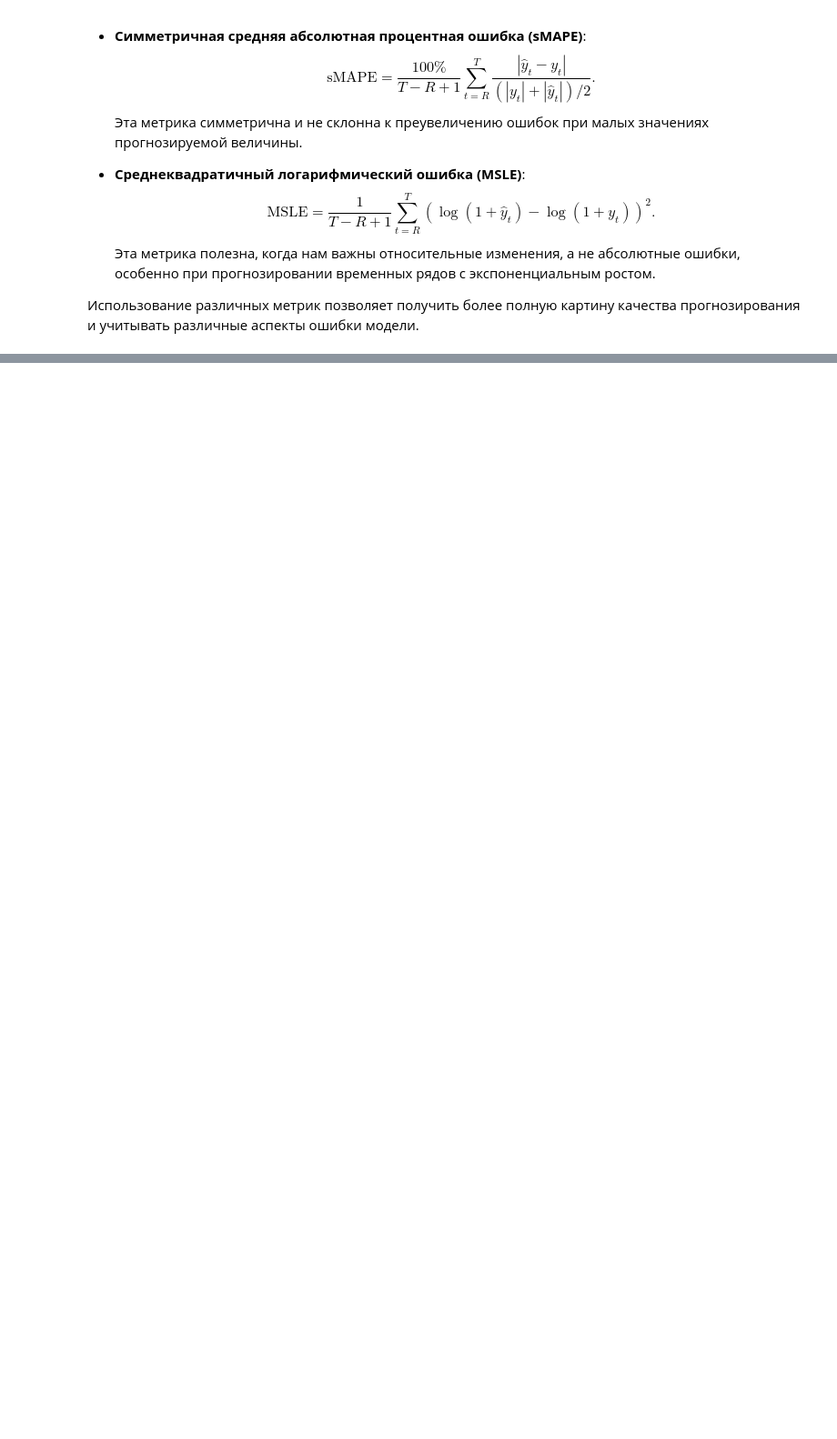
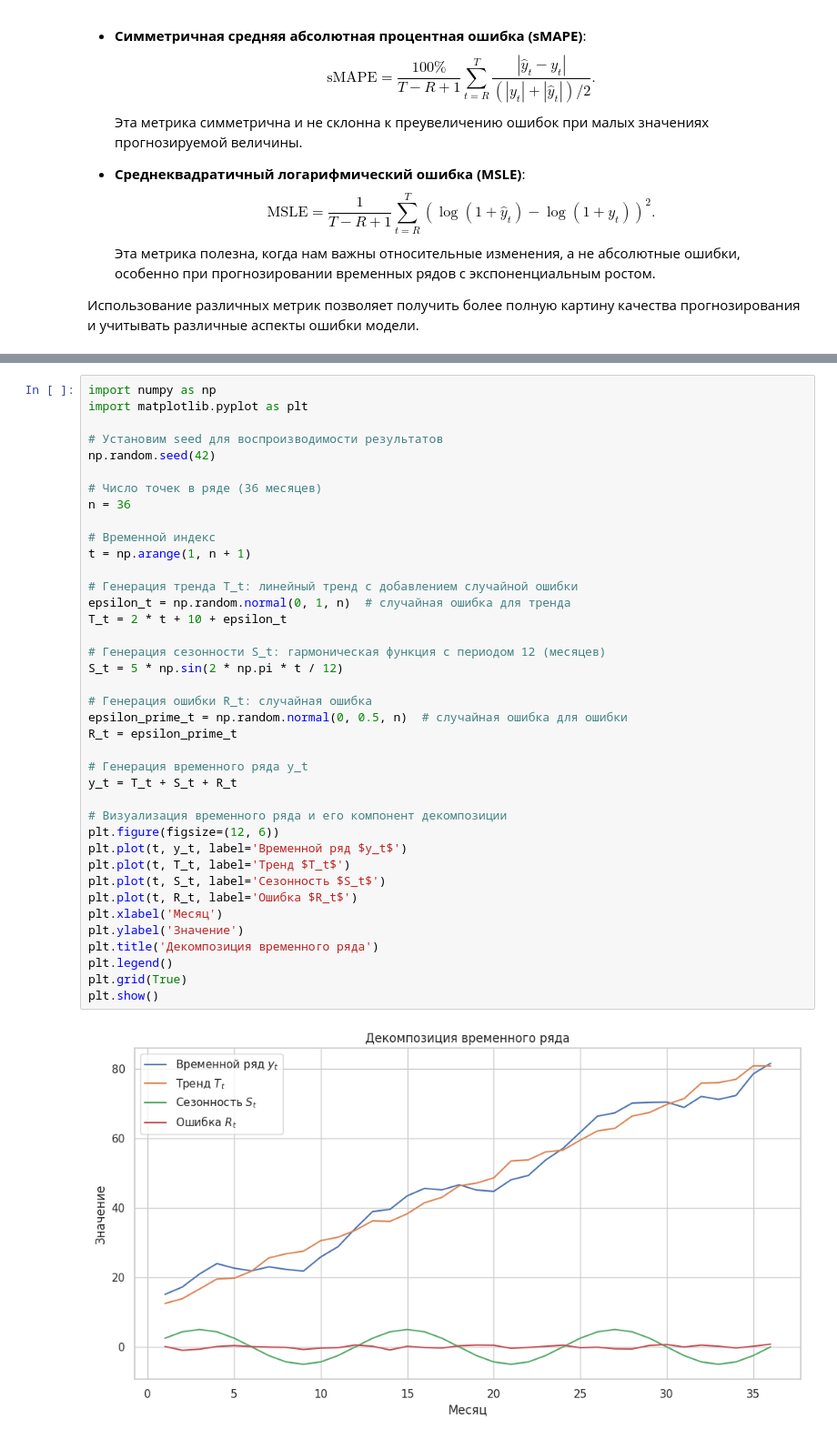
Before and after one commit to CodeHunterOfficial/TimeSeriesForecast_2024-2025, a Jupyter notebook: Тема_1_Введение_в_анализ_временных_рядов.ipynb, the cells around one changed output, grey strips where cells are left out. Shown at 91% size. Drawn from its saved outputs; the diff is of its cells as text; blank space fills up the shorter version.

```diff
--- a/Тема_1_Введение_в_анализ_временных_рядов.ipynb
+++ b/Тема_1_Введение_в_анализ_временных_рядов.ipynb
@@ -989,0 +1232,41 @@ https://education.yandex.ru/handbook/ml/article/vremennye-ryady
+# %%
+import numpy as np
+import matplotlib.pyplot as plt
+
+# Установим seed для воспроизводимости результатов
+np.random.seed(42)
+
+# Число точек в ряде (36 месяцев)
+n = 36
+
+# Временной индекс
+t = np.arange(1, n + 1)
+
+# Генерация тренда T_t: линейный тренд с добавлением случайной ошибки
+epsilon_t = np.random.normal(0, 1, n)  # случайная ошибка для тренда
+T_t = 2 * t + 10 + epsilon_t
+
+# Генерация сезонности S_t: гармоническая функция с периодом 12 (месяцев)
+S_t = 5 * np.sin(2 * np.pi * t / 12)
+
+# Генерация ошибки R_t: случайная ошибка
+epsilon_prime_t = np.random.normal(0, 0.5, n)  # случайная ошибка для ошибки
+R_t = epsilon_prime_t
+
+# Генерация временного ряда y_t
+y_t = T_t + S_t + R_t
+
+# Визуализация временного ряда и его компонент декомпозиции
+plt.figure(figsize=(12, 6))
+plt.plot(t, y_t, label='Временной ряд $y_t$')
+plt.plot(t, T_t, label='Тренд $T_t$')
+plt.plot(t, S_t, label='Сезонность $S_t$')
+plt.plot(t, R_t, label='Ошибка $R_t$')
+plt.xlabel('Месяц')
+plt.ylabel('Значение')
+plt.title('Декомпозиция временного ряда')
+plt.legend()
+plt.grid(True)
+plt.show()
+# %% [output]
+[figure, added]
```
Also changed, not shown: parts of 14 cells of this notebook.
